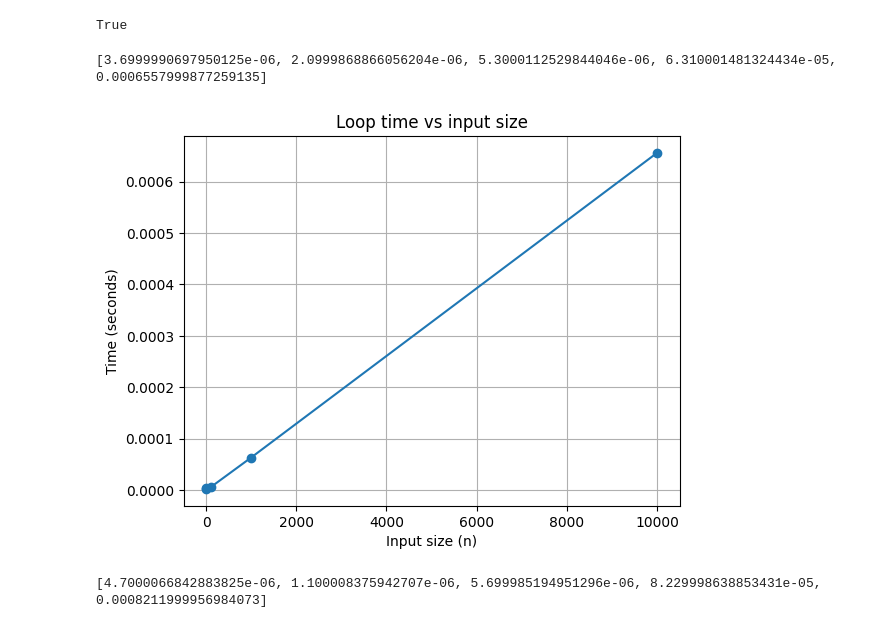
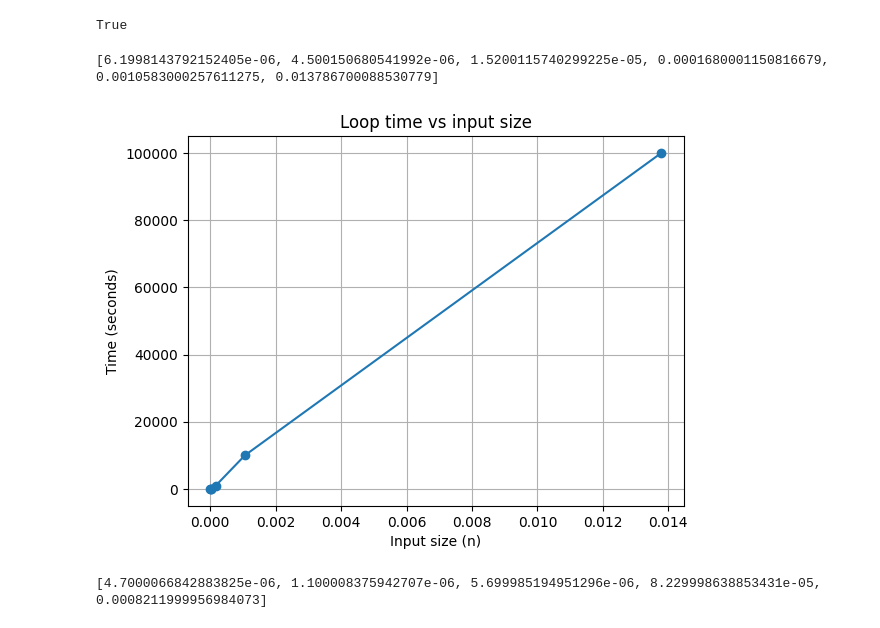
Before and after one commit to anewsha/Practice_Problems, a Jupyter notebook: BigO.ipynb, the cells around one changed output. Saved outputs shown, nothing was run; the diff lists cells and outputs as text; code cells hidden in the pictures.

```diff
--- a/BigO.ipynb
+++ b/BigO.ipynb
@@ -164,22 +164,22 @@ def test_loop(func,n):
     end = time.perf_counter()
     return (end - start)
 time_loop = []
-sizes = [1,10,100,1_000,10_000]
+sizes = [1,10,100,1_000,10_000, 100_000]
 for size in sizes:
     time_loop.append(test_loop(loop,size))
 print(time_loop)
 # %% [output]
-[3.6999990697950125e-06, 2.0999868866056204e-06, 5.3000112529844046e-06, 6.310001481324434e-05, 0.0006557999877259135]
+[6.1998143792152405e-06, 4.500150680541992e-06, 1.5200115740299225e-05, 0.0001680001150816679, 0.0010583000257611275, 0.013786700088530779]
 # %%
 import matplotlib.pyplot as plt
-plt.plot(sizes, time_loop, marker='o')
+plt.plot(time_loop, sizes,  marker='o')
 plt.xlabel('Input size (n)')
 plt.ylabel('Time (seconds)')
 plt.title('Loop time vs input size')
 plt.grid(True)
 plt.show()
 # %% [output]
-[figure, old version]
+[figure, new version]
 # %%
 import heapq
 import random
```
Also changed, not shown: parts of 4 cells of this notebook, 3 other files.
